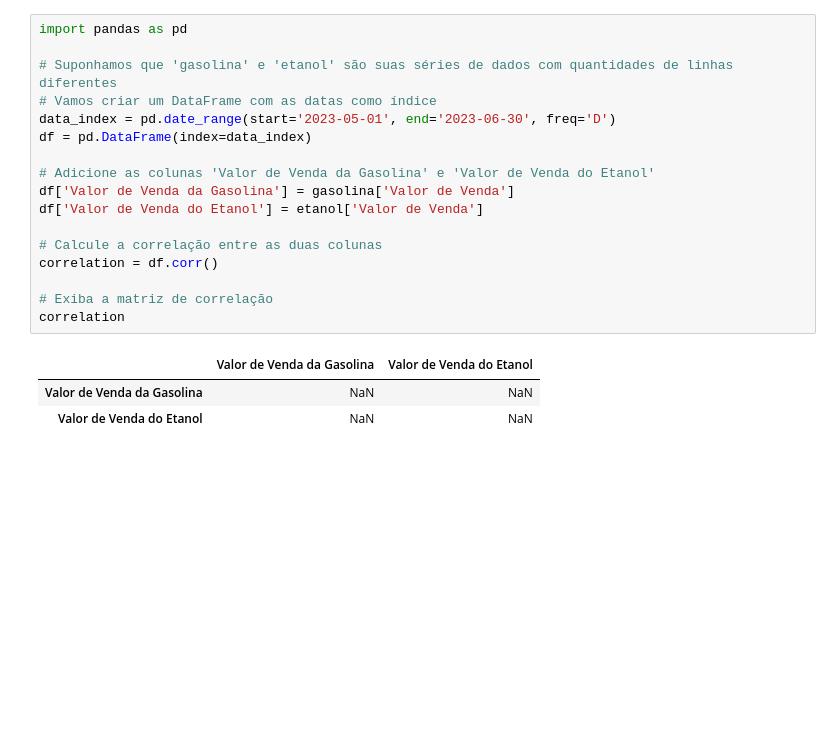
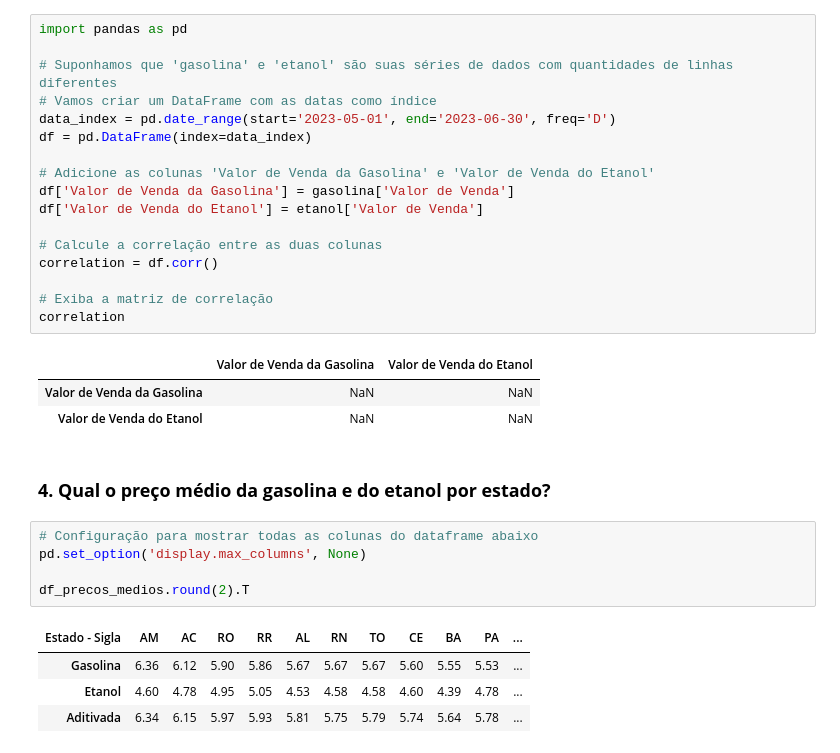
Before and after one commit to gideoni-santos/projeto-squad5-m4, a Jupyter notebook: Analise_combustiveis.ipynb, the cells around one changed output. Saved outputs shown, nothing was run; the diff lists cells and outputs as text; blank space fills up the shorter version.

```diff
--- a/Analise_combustiveis.ipynb
+++ b/Analise_combustiveis.ipynb
@@ -879,3 +879,15 @@ correlation
 |  | Valor de Venda da Gasolina | Valor de Venda do Etanol |
 | Valor de Venda da Gasolina | NaN | NaN |
 | Valor de Venda do Etanol | NaN | NaN |
+# %% [markdown]
+### **4. Qual o preço médio da gasolina e do etanol por estado?**
+# %%
+# Configuração para mostrar todas as colunas do dataframe abaixo
+pd.set_option('display.max_columns', None)
+
+df_precos_medios.round(2).T
+# %% [output]
+| Estado - Sigla | AM | AC | RO | RR | AL | RN | TO | CE | BA | PA | ... |
+| Gasolina | 6.36 | 6.12 | 5.90 | 5.86 | 5.67 | 5.67 | 5.67 | 5.60 | 5.55 | 5.53 | ... |
+| Etanol | 4.60 | 4.78 | 4.95 | 5.05 | 4.53 | 4.58 | 4.58 | 4.60 | 4.39 | 4.78 | ... |
+| Aditivada | 6.34 | 6.15 | 5.97 | 5.93 | 5.81 | 5.75 | 5.79 | 5.74 | 5.64 | 5.78 | ... |
```
Also changed, not shown: parts of 3 cells of this notebook.
